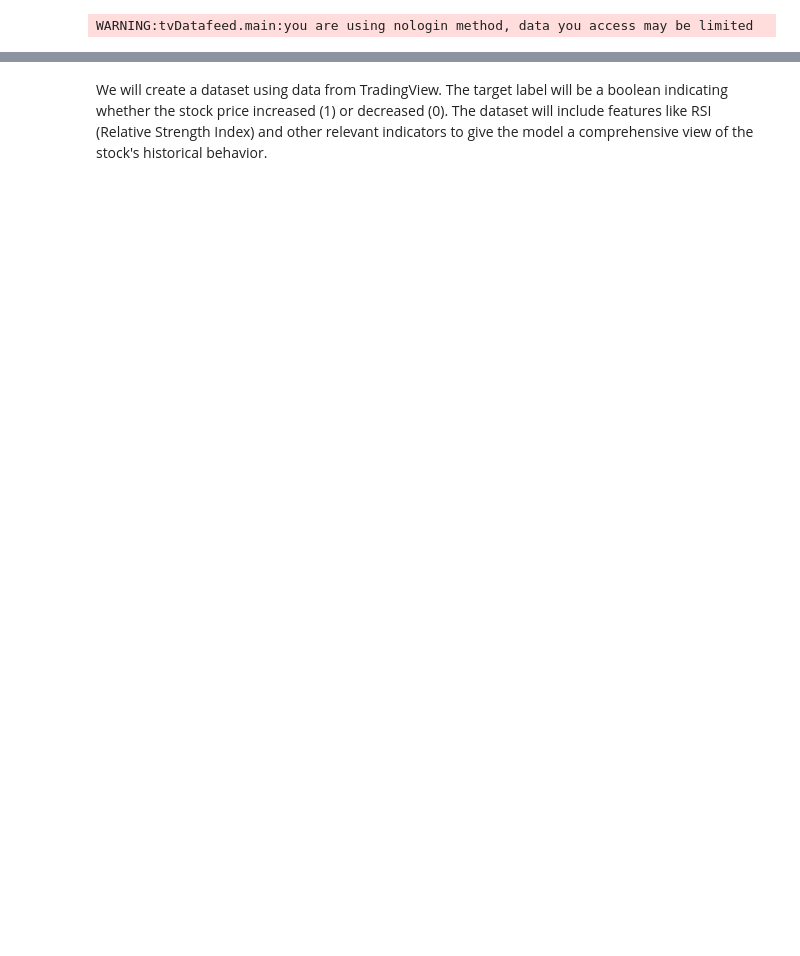
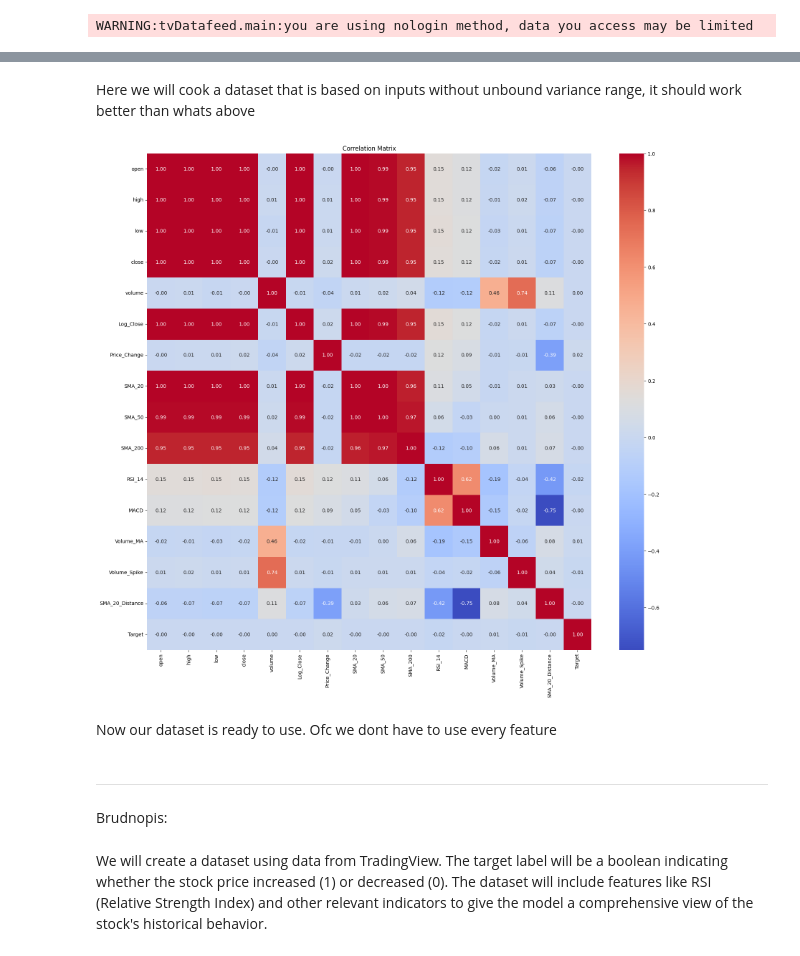
Before and after one commit to dawidpawliczek4/AI-Trader, a Jupyter notebook: analisys/notebooks/create_dataset.ipynb, the cells around one changed output, grey strips where cells are left out. Saved outputs shown, nothing was run; the diff lists cells and outputs as text; code cells hidden in the pictures; blank space fills up the shorter version.

```diff
--- a/analisys/notebooks/create_dataset.ipynb
+++ b/analisys/notebooks/create_dataset.ipynb
@@ -33,0 +20,2 @@ datetime
+# %% [markdown]
+Here we will cook a dataset that is based on inputs without unbound variance range, it should work better than whats above
@@ -33,0 +69,9 @@ datetime
+# %%
+correlation_matrix = df.corr()
+
+plt.figure(figsize=(20, 18))
+sns.heatmap(correlation_matrix, annot=True, cmap='coolwarm', fmt='.2f')
+plt.title('Correlation Matrix')
+plt.show()
+# %% [output]
+[figure, added]
@@ -33,0 +83,2 @@ datetime
+# %% [markdown]
+Now our dataset is ready to use. Ofc we dont have to use every feature
@@ -33,0 +87,4 @@ datetime
+# %% [markdown]
+----------------------------------------------------------------------------------------------------------------------------------------------------------
+# %% [markdown]
+Brudnopis:
```
Also changed, not shown: parts of 22 cells of this notebook, 1 other file.
